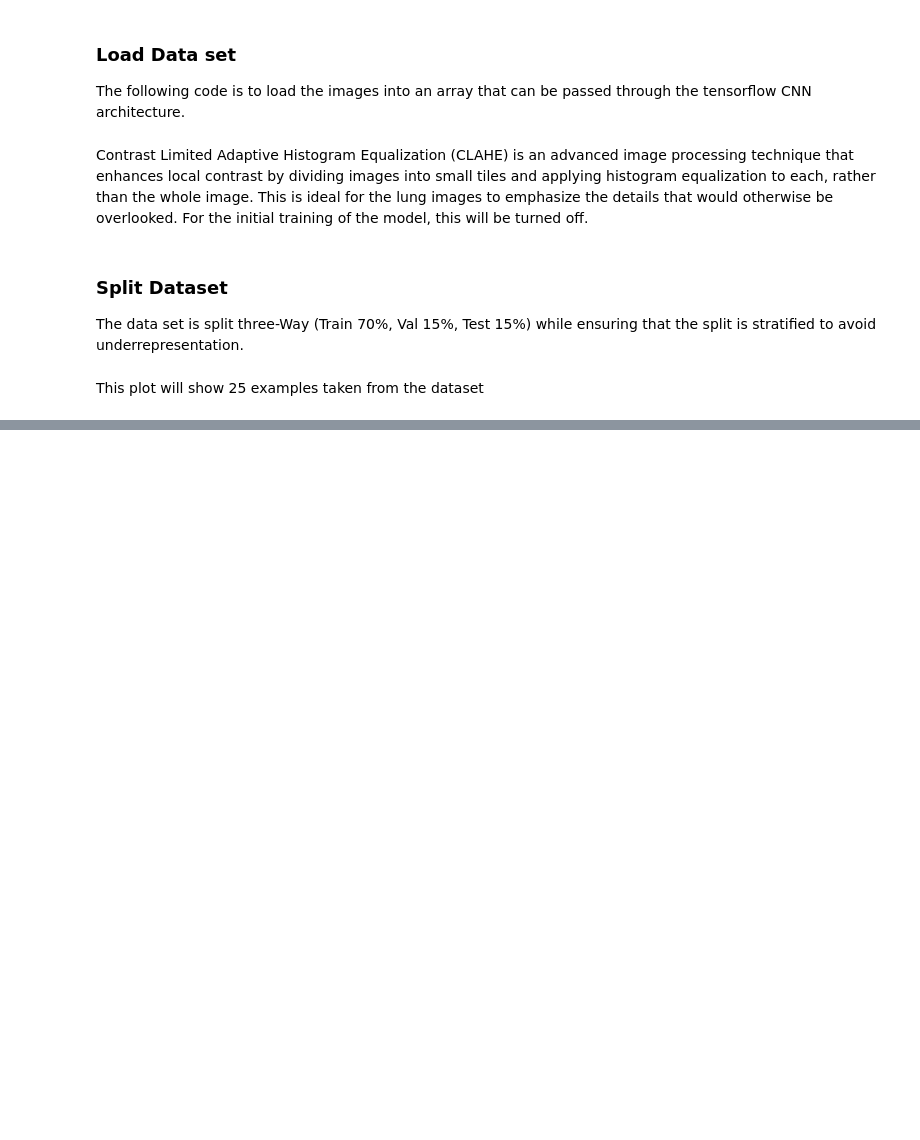
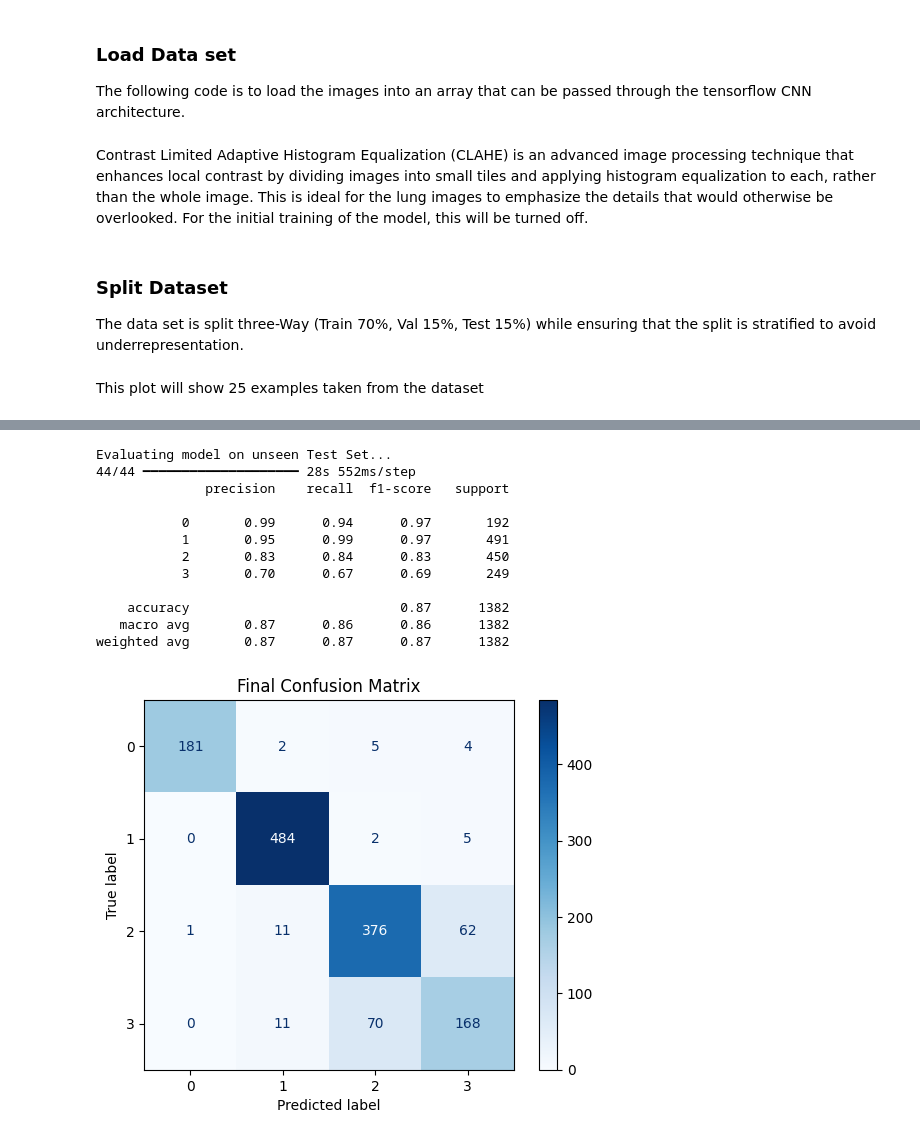
Before and after one commit to KCandy24/csc713m-mco, a Jupyter notebook: CNN.ipynb, the cells around one changed output, grey strips where cells are left out. Drawn from its saved outputs; the diff is of its cells as text; code cells hidden in the pictures; blank space fills up the shorter version.

```diff
--- a/CNN.ipynb
+++ b/CNN.ipynb
@@ -175,0 +334,7 @@ plt.show()
+# %%
+model_bn_d.compile(optimizer='adam',
+              loss=tf.keras.losses.SparseCategoricalCrossentropy(from_logits=True),
+              metrics=['accuracy'])
+
+history = model_bn_d.fit(X_train, y_train, epochs=10,
+                    validation_data=(X_val, y_val))
@@ -175,0 +362,30 @@ plt.show()
+# %%
+print("\nEvaluating model on unseen Test Set...")
+all_preds = model_bn_d.predict(X_test)
+
+predicted_classes = np.argmax(all_preds, axis=1)
+
+print(classification_report(y_test, predicted_classes))
+
+y_test_flat = y_test.flatten().astype(np.int32)
+
+cm = confusion_matrix(y_test_flat, predicted_classes)
+
+disp = ConfusionMatrixDisplay(confusion_matrix=cm)
+disp.plot(cmap=plt.cm.Blues)
+plt.title("Final Confusion Matrix")
+plt.show()
+# %% [output]
+Evaluating model on unseen Test Set...
+44/44 ━━━━━━━━━━━━━━━━━━━━ 28s 552ms/step
+              precision    recall  f1-score   support
+
+           0       0.99      0.94      0.97       192
+           1       0.95      0.99      0.97       491
+           2       0.83      0.84      0.83       450
+           3       0.70      0.67      0.69       249
+
+    accuracy                           0.87      1382
+   macro avg       0.87      0.86      0.86      1382
+weighted avg       0.87      0.87      0.87      1382
+[figure, added]
```
Also changed, not shown: parts of 27 cells of this notebook.
